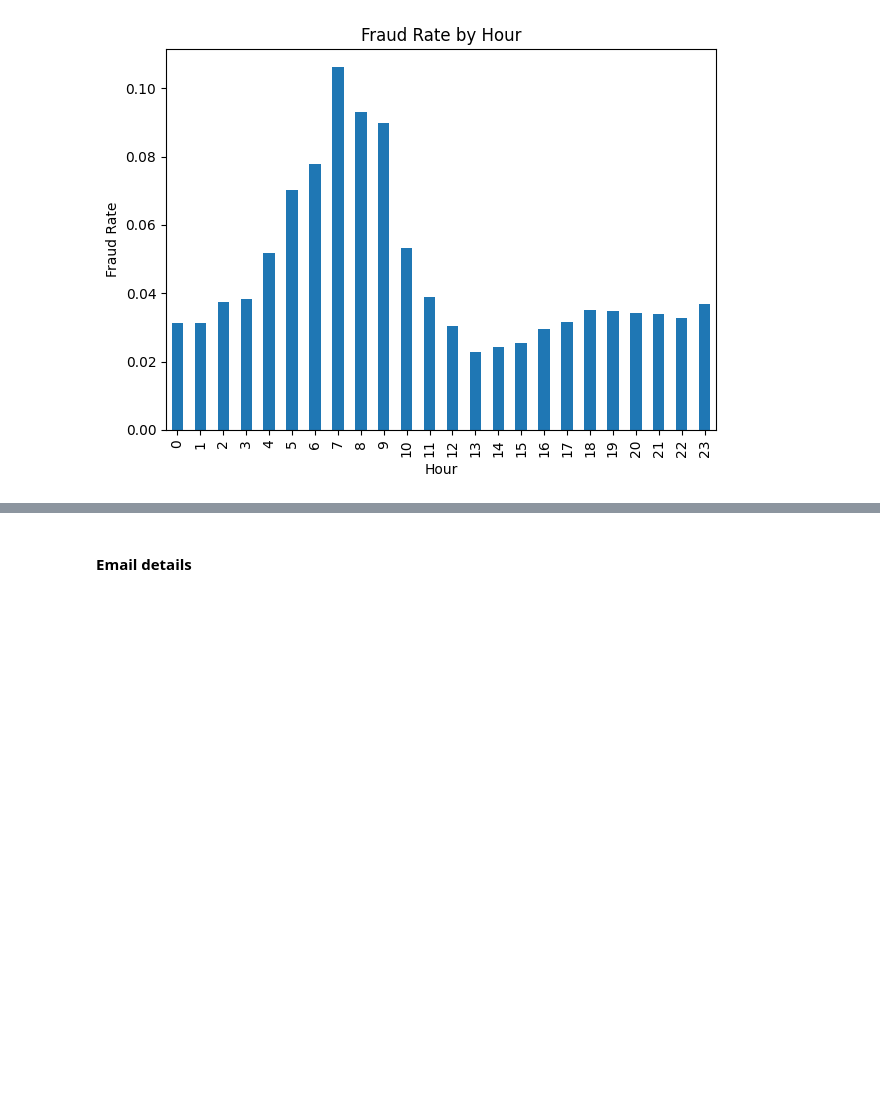
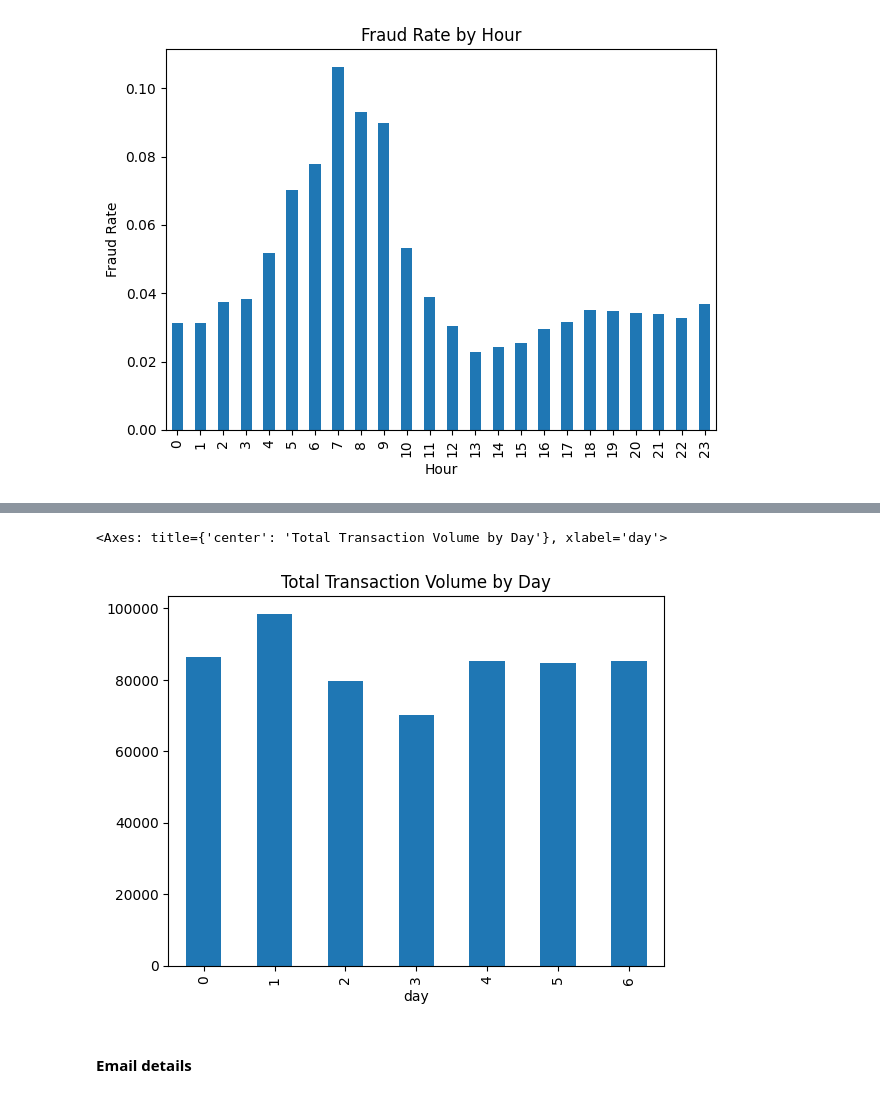
Before and after one commit to SathiyaGirider/fraud-platform, a Jupyter notebook: ml-service/notebooks/01_eda.ipynb, the cells around one changed output, grey strips where cells are left out. Saved outputs shown, nothing was run; the diff lists cells and outputs as text; code cells hidden in the pictures; blank space fills up the shorter version.

```diff
--- a/ml-service/notebooks/01_eda.ipynb
+++ b/ml-service/notebooks/01_eda.ipynb
@@ -112,3 +123,9 @@ plt.show()
+# %%
+# This counts TOTAL transactions instead of the fraud percentage
+df.groupby('day').size().plot(kind='bar', title='Total Transaction Volume by Day')
+# %% [output]
+<Axes: title={'center': 'Total Transaction Volume by Day'}, xlabel='day'>
+[figure, added]
 # %% [markdown]
 #### Email details
 # %%
```
Also changed, not shown: parts of 1 cell of this notebook, 1 other file.
